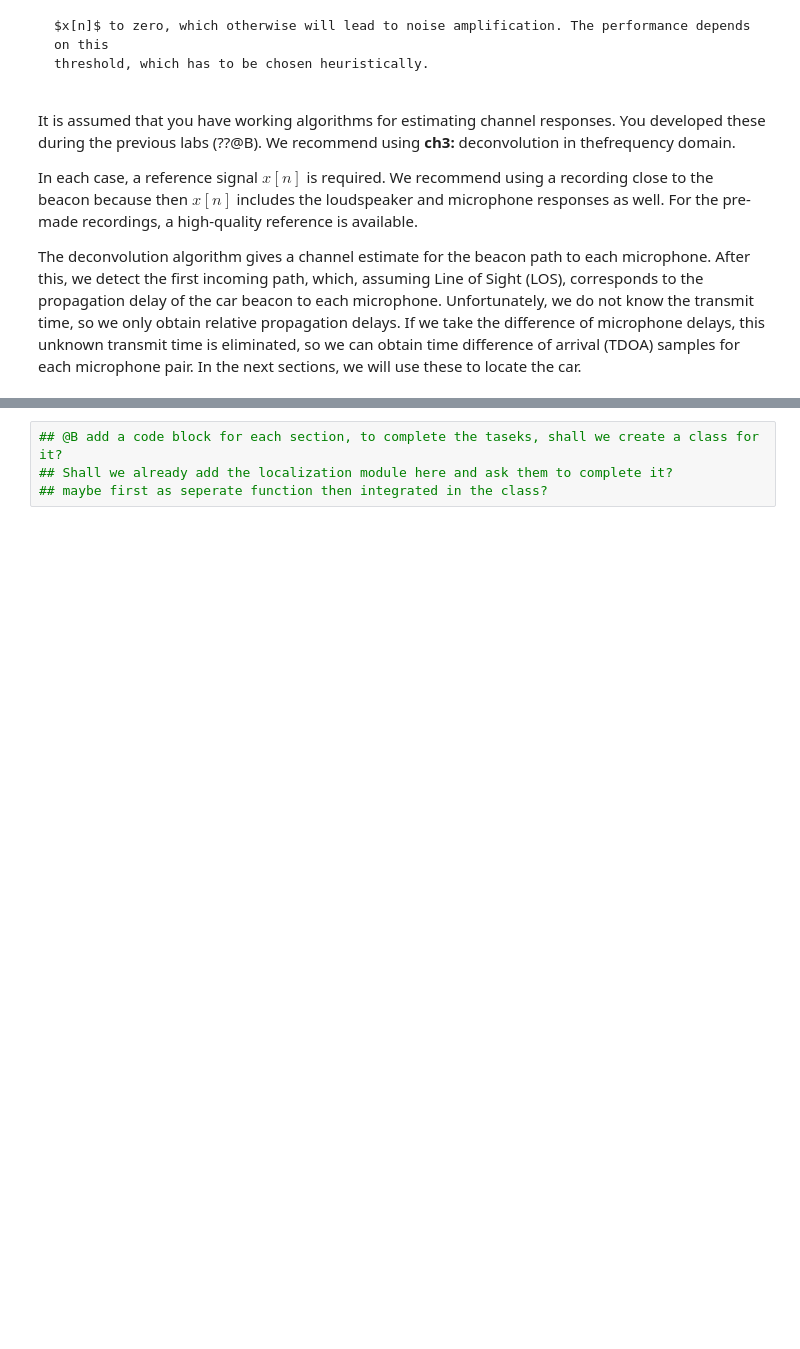
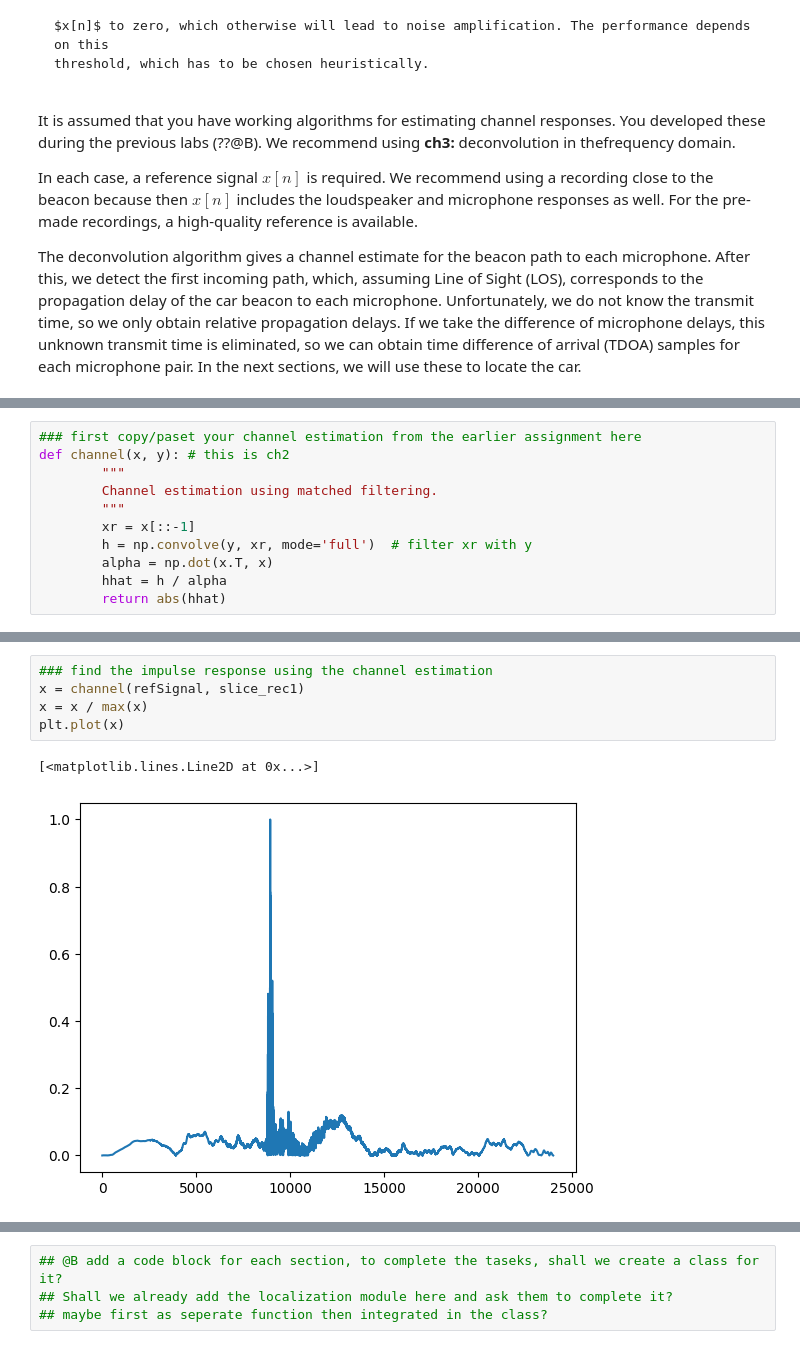
Before and after one commit to OpenEd-IP3/Book, a Jupyter notebook: Module 3.ipynb, the cells around one changed output, grey strips where cells are left out. Drawn from its saved outputs; the diff is of its cells as text; blank space fills up the shorter version.

```diff
--- a/Module 3.ipynb
+++ b/Module 3.ipynb
@@ -162,0 +143,11 @@ of interest will be at the “large n” part of your estimate.
+# %%
+### first copy/paset your channel estimation from the earlier assignment here
+def channel(x, y): # this is ch2
+        """
+        Channel estimation using matched filtering.
+        """
+        xr = x[::-1]
+        h = np.convolve(y, xr, mode='full')  # filter xr with y
+        alpha = np.dot(x.T, x)
+        hhat = h / alpha
+        return abs(hhat)
@@ -162,0 +169,8 @@ of interest will be at the “large n” part of your estimate.
+# %%
+### find the impulse response using the channel estimation
+x = channel(refSignal, slice_rec1)
+x = x / max(x)
+plt.plot(x)
+# %% [output]
+[<matplotlib.lines.Line2D at 0x...>]
+[figure, added]
```
Also changed, not shown: parts of 24 cells of this notebook, 14 other files.
